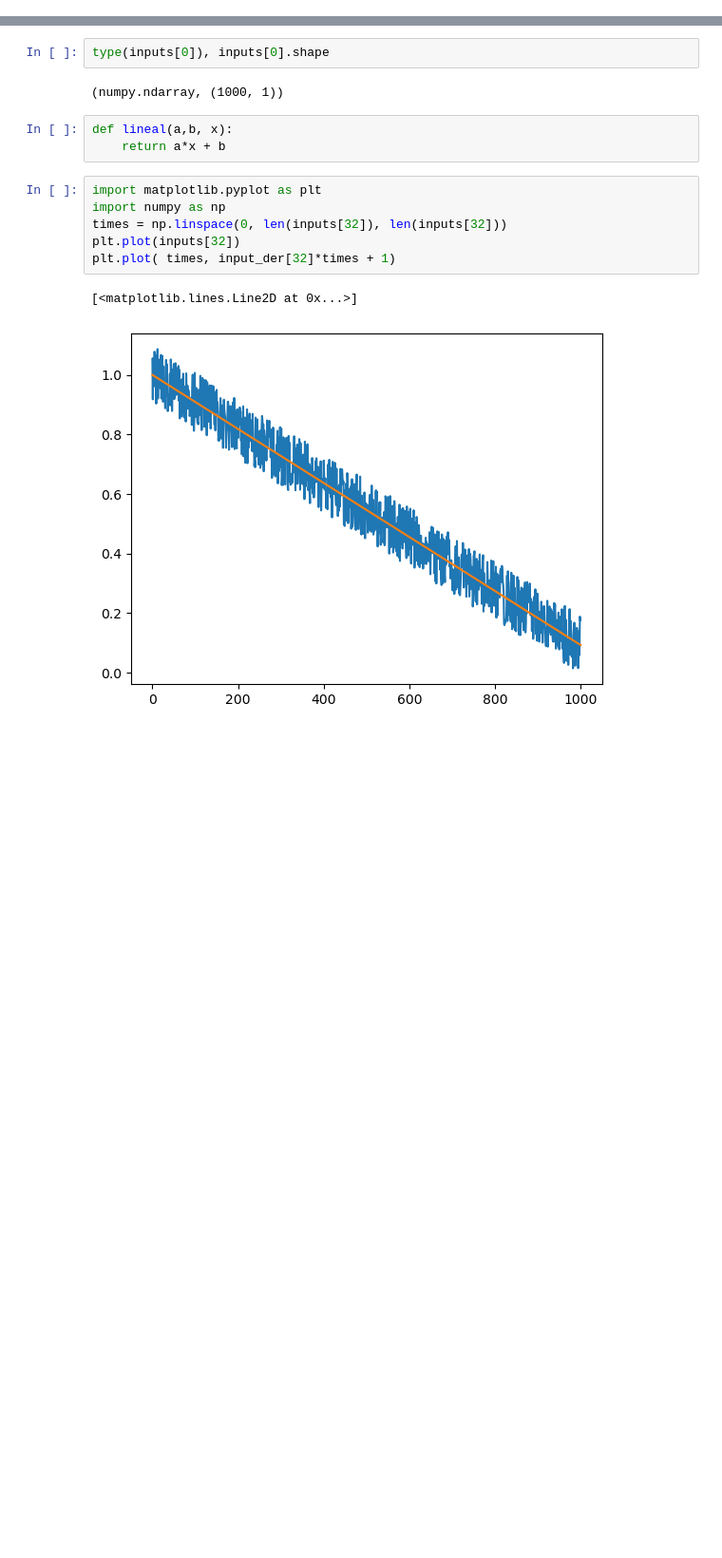
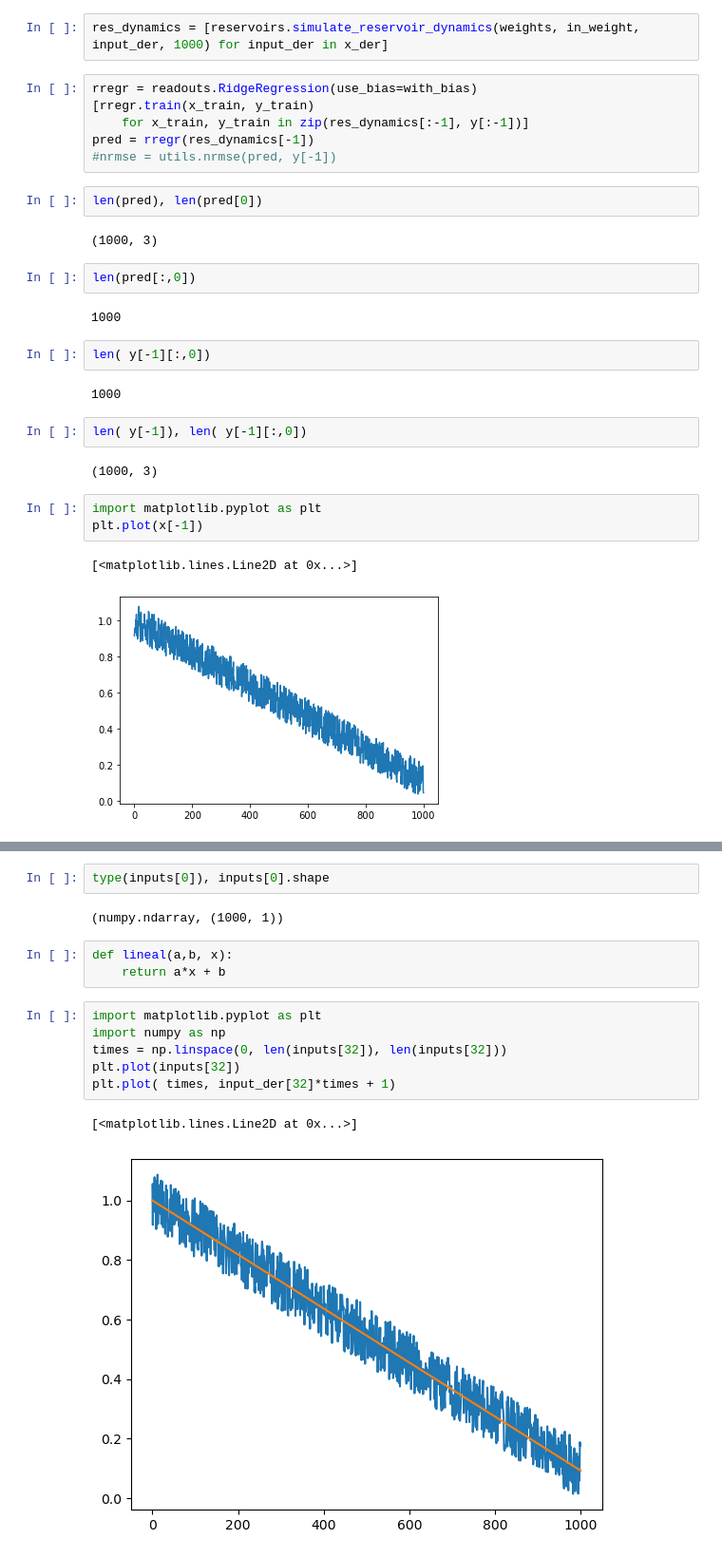
Before and after one commit to vms10/reservoirs_code, a Jupyter notebook: pruebas.ipynb, the cells around one changed output, grey strips where cells are left out. Shown at 95% size. Cells and saved outputs as stored; diff of their text form; blank space fills up the shorter version.

```diff
--- a/pruebas.ipynb
+++ b/pruebas.ipynb
@@ -40,0 +104,30 @@ list
+# %%
+res_dynamics = [reservoirs.simulate_reservoir_dynamics(weights, in_weight, input_der, 1000) for input_der in x_der]
+# %%
+rregr = readouts.RidgeRegression(use_bias=with_bias)
+[rregr.train(x_train, y_train)
+    for x_train, y_train in zip(res_dynamics[:-1], y[:-1])]
+pred = rregr(res_dynamics[-1])
+#nrmse = utils.nrmse(pred, y[-1])
+# %%
+len(pred), len(pred[0])
+# %% [output]
+(1000, 3)
+# %%
+len(pred[:,0])
+# %% [output]
+1000
+# %%
+len( y[-1][:,0])
+# %% [output]
+1000
+# %%
+len( y[-1]), len( y[-1][:,0])
+# %% [output]
+(1000, 3)
+# %%
+import matplotlib.pyplot as plt
+plt.plot(x[-1])
+# %% [output]
+[<matplotlib.lines.Line2D at 0x...>]
+[figure, added]
```
Also changed, not shown: parts of 28 cells of this notebook, 14 other files.
